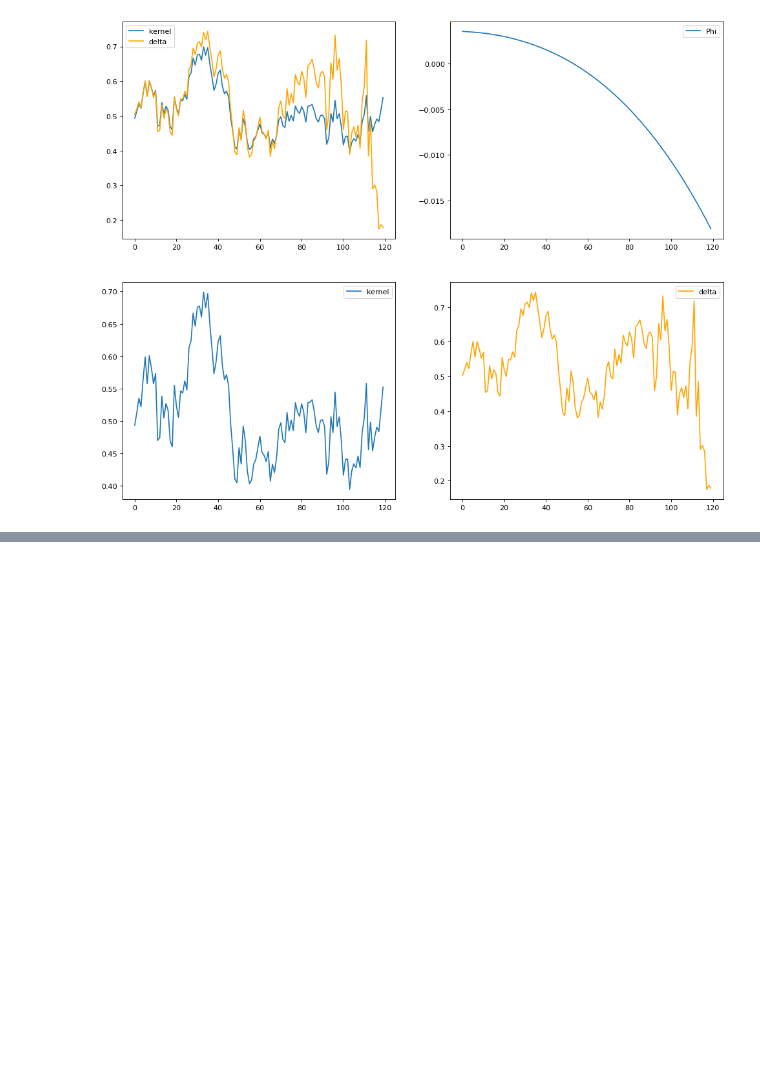
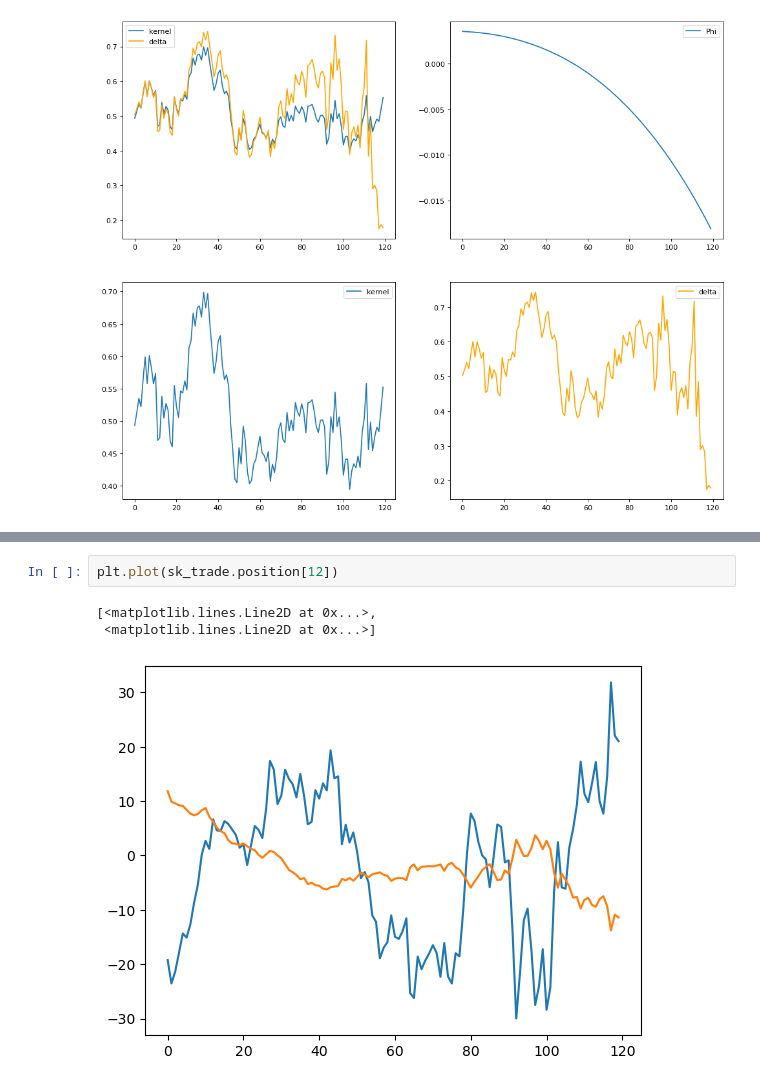
Before and after one commit to crispitagorico/stochastic_optimisation, a Jupyter notebook: kernel_hedge/notebooks/debug.ipynb, the cells around one changed output, grey strips where cells are left out. Drawn from its saved outputs; the diff is of its cells as text; blank space fills up the shorter version.

```diff
--- a/kernel_hedge/notebooks/debug.ipynb
+++ b/kernel_hedge/notebooks/debug.ipynb
@@ -192,0 +264,6 @@ Difference: tensor(0.0095, dtype=torch.float64)
+# %%
+plt.plot(sk_trade.position[12])
+# %% [output]
+[<matplotlib.lines.Line2D at 0x...>,
+ <matplotlib.lines.Line2D at 0x...>]
+[figure, added]
```
Also changed, not shown: parts of 13 cells of this notebook, 1 other file.
